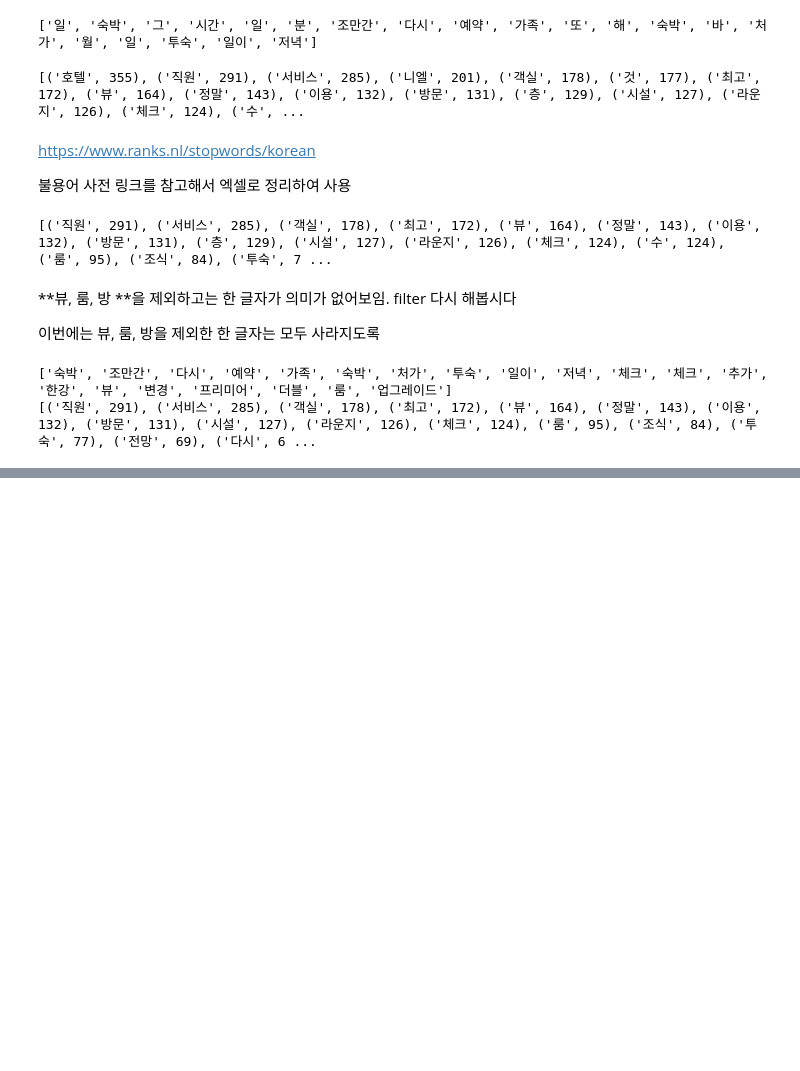
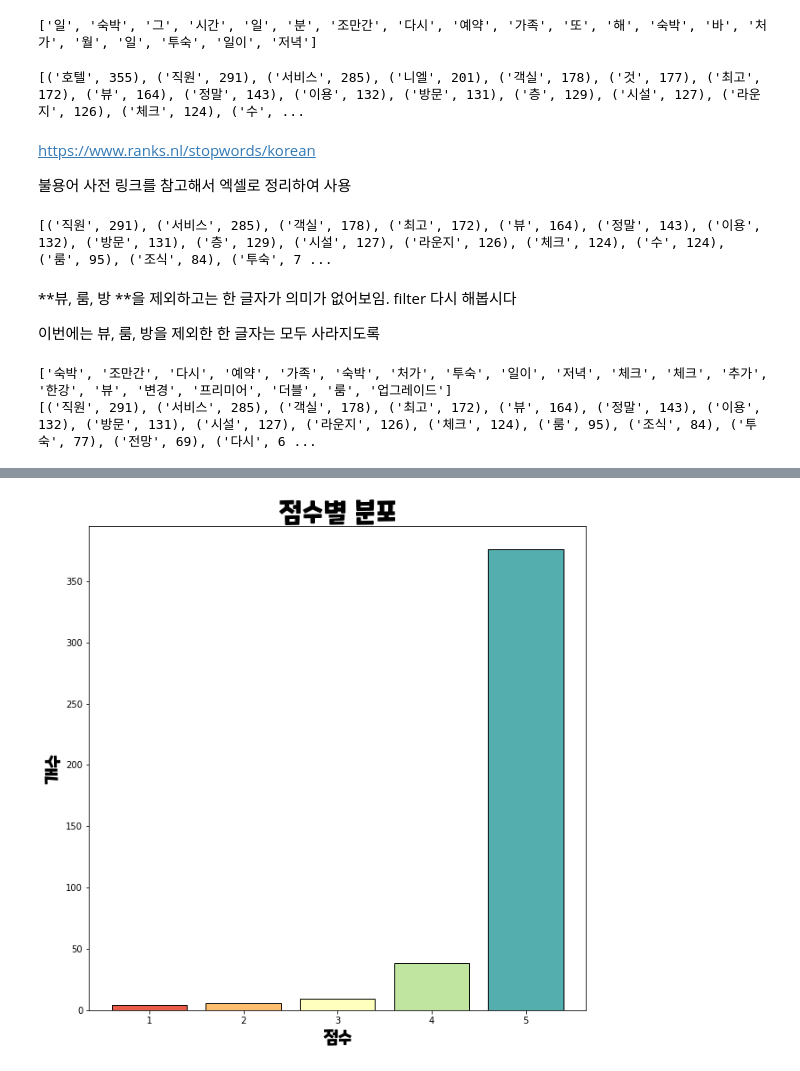
Before and after one commit to zssbecker/DAPproject, a Jupyter notebook: DAP_project.ipynb, the cells around one changed output, grey strips where cells are left out. Cells and saved outputs as stored; diff of their text form; code cells hidden in the pictures; blank space fills up the shorter version.

```diff
--- a/DAP_project.ipynb
+++ b/DAP_project.ipynb
@@ -161,0 +208,14 @@ plt.show()
+# %%
+rating = Counter(df['score'])
+rating = sorted(rating.items())
+# %%
+colors_rating = sns.color_palette('Spectral', 5)
+plt.figure(figsize = (10, 10))
+
+plt.bar([x for (x, y) in rating], [y for (x, y) in rating], color=colors_rating, edgecolor='black')
+plt.xlabel("점수",fontproperties=font_label)
+plt.ylabel("개수",fontproperties=font_label)
+plt.title("점수별 분포",fontproperties=font_title)
+plt.show()
+# %% [output]
+[figure, added]
```
Also changed, not shown: parts of 10 cells of this notebook.
